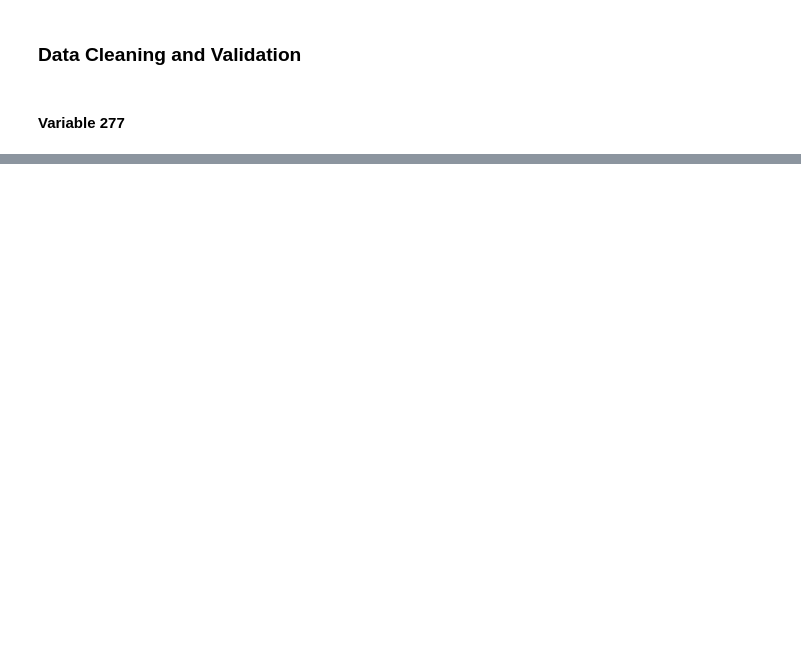
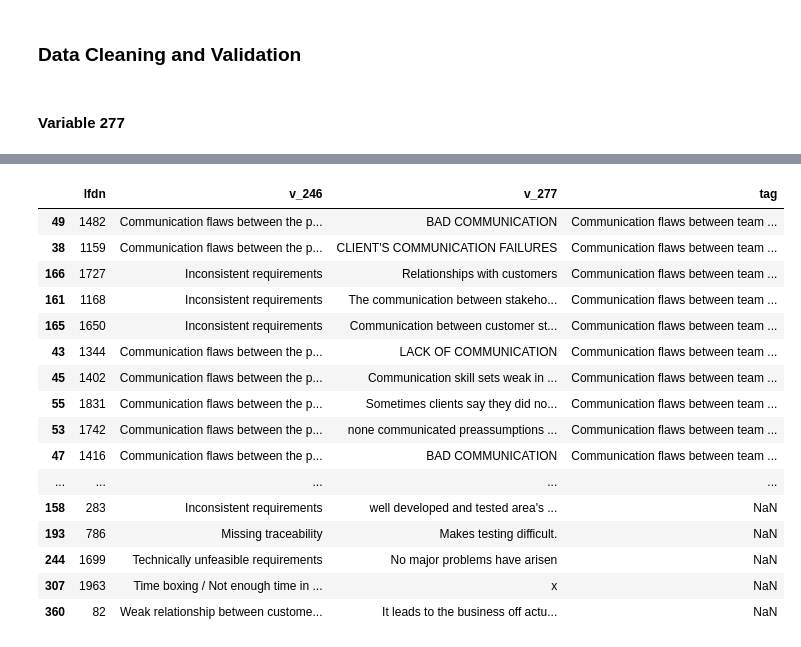
Before and after one commit to NaPiRE/napire2018, a Jupyter notebook: notebooks/freetext/03_validation.ipynb, the cells around one changed output, grey strips where cells are left out. Saved outputs shown, nothing was run; the diff lists cells and outputs as text; code cells hidden in the pictures; blank space fills up the shorter version.

```diff
--- a/notebooks/freetext/03_validation.ipynb
+++ b/notebooks/freetext/03_validation.ipynb
@@ -91,0 +116,20 @@ _Correction and Interpretation_
+# %%
+df.sort_values('tag')
+# %% [output]
+|  | lfdn | v_246 | v_277 | tag |
+| 49 | 1482 | Communication flaws between the p... | BAD COMMUNICATION | Communication flaws between team ... |
+| 38 | 1159 | Communication flaws between the p... | CLIENT'S COMMUNICATION FAILURES | Communication flaws between team ... |
+| 166 | 1727 | Inconsistent requirements | Relationships with customers | Communication flaws between team ... |
+| 161 | 1168 | Inconsistent requirements | The communication between stakeho... | Communication flaws between team ... |
+| 165 | 1650 | Inconsistent requirements | Communication between customer st... | Communication flaws between team ... |
+| 43 | 1344 | Communication flaws between the p... | LACK OF COMMUNICATION | Communication flaws between team ... |
+| 45 | 1402 | Communication flaws between the p... | Communication skill sets weak in ... | Communication flaws between team ... |
+| 55 | 1831 | Communication flaws between the p... | Sometimes clients say they did no... | Communication flaws between team ... |
+| 53 | 1742 | Communication flaws between the p... | none communicated preassumptions ... | Communication flaws between team ... |
+| 47 | 1416 | Communication flaws between the p... | BAD COMMUNICATION | Communication flaws between team ... |
+| ... | ... | ... | ... | ... |
+| 158 | 283 | Inconsistent requirements | well developed and tested area's ... | NaN |
+| 193 | 786 | Missing traceability | Makes testing difficult. | NaN |
+| 244 | 1699 | Technically unfeasible requirements | No major problems have arisen | NaN |
+| 307 | 1963 | Time boxing / Not enough time in ... | x | NaN |
+| 360 | 82 | Weak relationship between custome... | It leads to the business off actu... | NaN |
```
Also changed, not shown: parts of 9 cells of this notebook, 2 other files.
